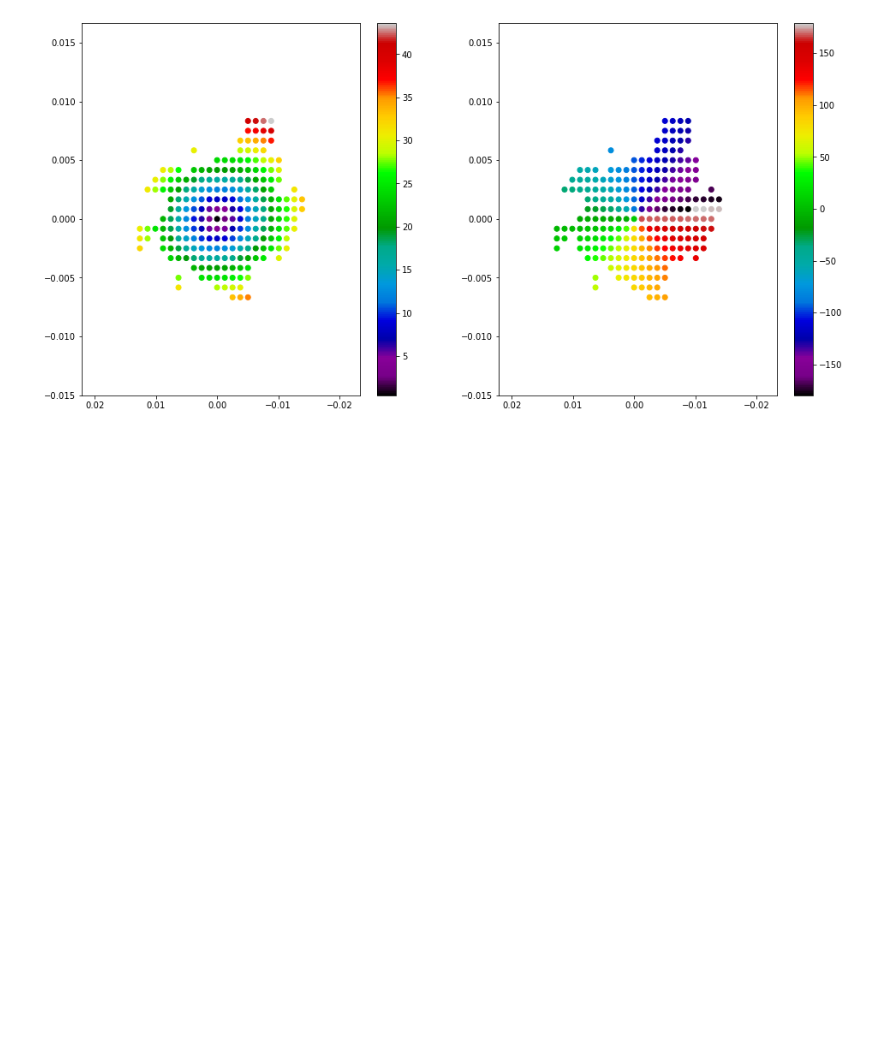
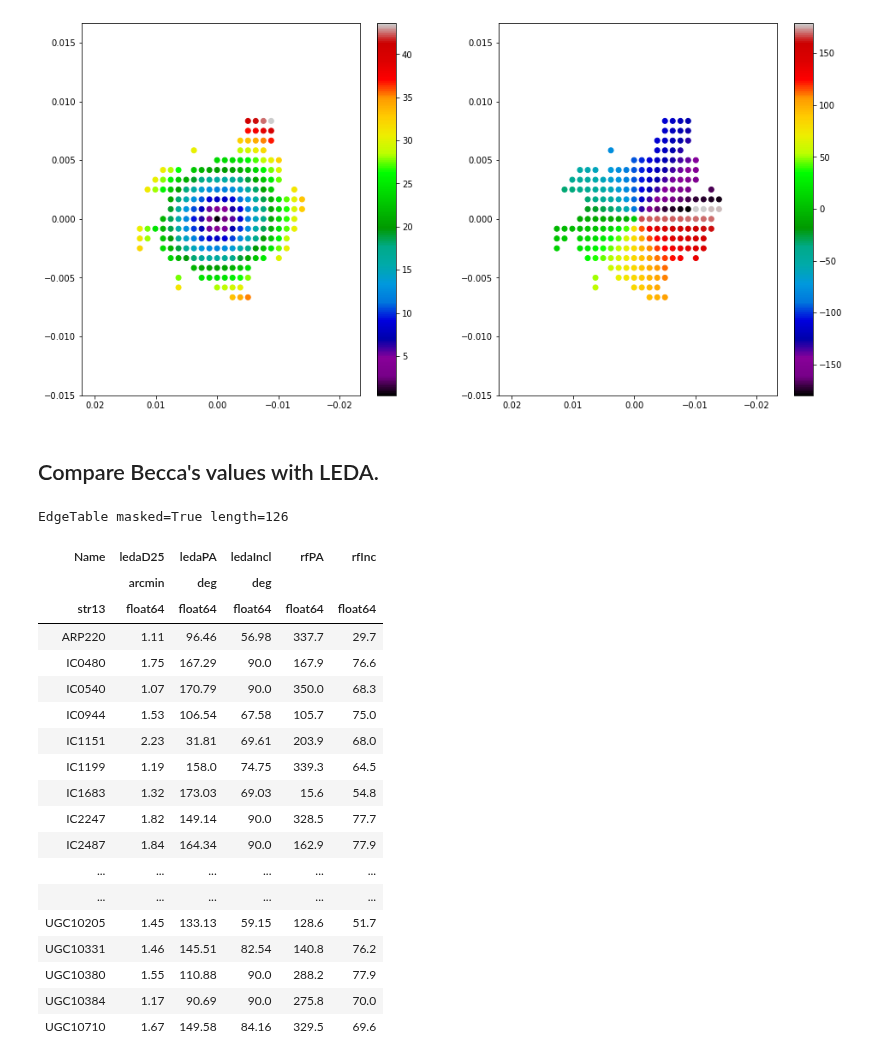
Before and after one commit to tonywong94/edge_pydb, a Jupyter notebook: demo_notebk/Azplot.ipynb, the cells around one changed output. Saved outputs shown, nothing was run; the diff lists cells and outputs as text; code cells hidden in the pictures; blank space fills up the shorter version.

```diff
--- a/demo_notebk/Azplot.ipynb
+++ b/demo_notebk/Azplot.ipynb
@@ -140,3 +141,29 @@ plt.colorbar(tplt,ax=ax2)
 # %% [output]
 <matplotlib.colorbar.Colorbar at 0x...>
 [figure]
+# %% [markdown]
+## Compare Becca's values with LEDA.
+# %%
+leda.join(rftab)
+leda
+# %% [output]
+EdgeTable masked=True length=126
+| Name | ledaD25 | ledaPA | ledaIncl | rfPA | rfInc |
+|  | arcmin | deg | deg |  |  |
+| str13 | float64 | float64 | float64 | float64 | float64 |
+| ARP220 | 1.11 | 96.46 | 56.98 | 337.7 | 29.7 |
+| IC0480 | 1.75 | 167.29 | 90.0 | 167.9 | 76.6 |
+| IC0540 | 1.07 | 170.79 | 90.0 | 350.0 | 68.3 |
+| IC0944 | 1.53 | 106.54 | 67.58 | 105.7 | 75.0 |
+| IC1151 | 2.23 | 31.81 | 69.61 | 203.9 | 68.0 |
+| IC1199 | 1.19 | 158.0 | 74.75 | 339.3 | 64.5 |
+| IC1683 | 1.32 | 173.03 | 69.03 | 15.6 | 54.8 |
+| IC2247 | 1.82 | 149.14 | 90.0 | 328.5 | 77.7 |
+| IC2487 | 1.84 | 164.34 | 90.0 | 162.9 | 77.9 |
+| ... | ... | ... | ... | ... | ... |
+| ... | ... | ... | ... | ... | ... |
+| UGC10205 | 1.45 | 133.13 | 59.15 | 128.6 | 51.7 |
+| UGC10331 | 1.46 | 145.51 | 82.54 | 140.8 | 76.2 |
+| UGC10380 | 1.55 | 110.88 | 90.0 | 288.2 | 77.9 |
+| UGC10384 | 1.17 | 90.69 | 90.0 | 275.8 | 70.0 |
+| UGC10710 | 1.67 | 149.58 | 84.16 | 329.5 | 69.6 |
```
Also changed, not shown: parts of 4 cells of this notebook, 12 other files.
